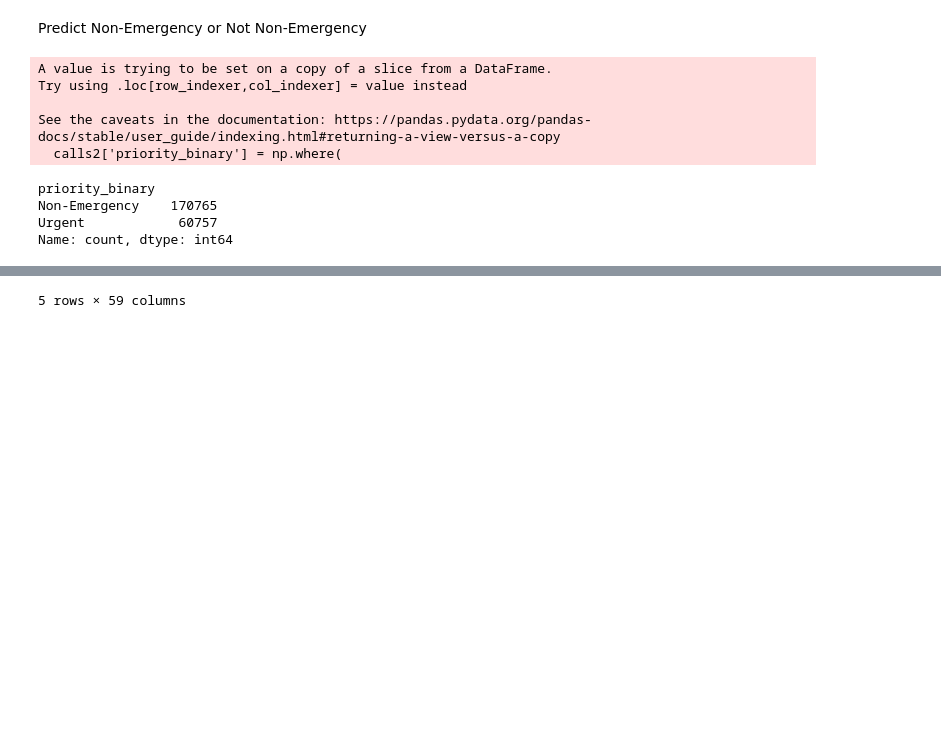
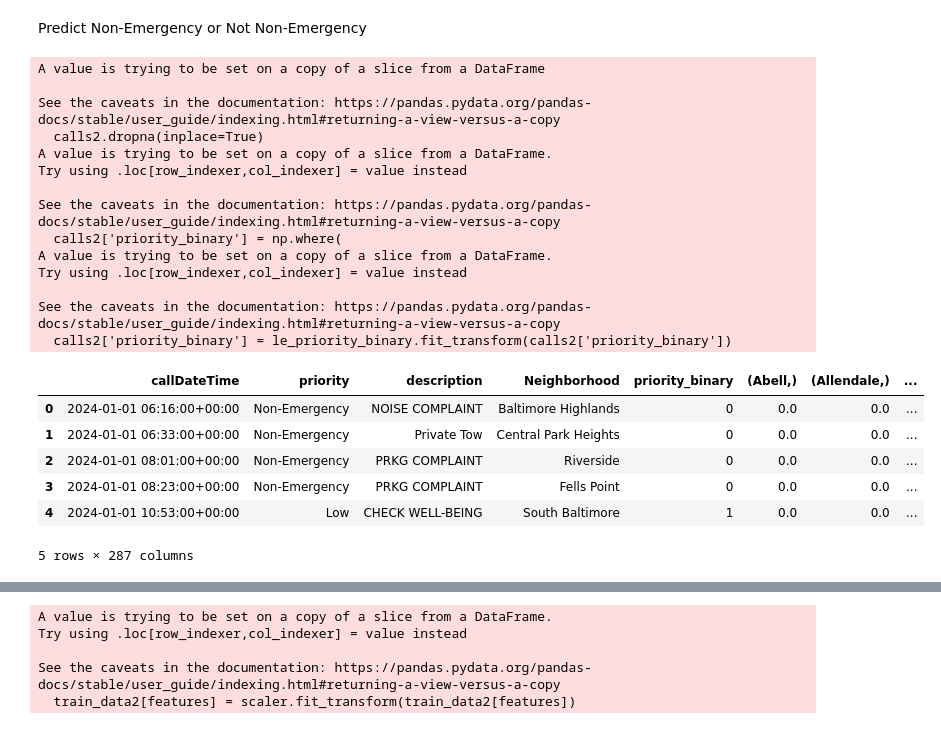
Before and after one commit to jmart305/ds4ph_term4_capstone, a Jupyter notebook: prediction_model.ipynb, the cells around one changed output, grey strips where cells are left out. Saved outputs shown, nothing was run; the diff lists cells and outputs as text; code cells hidden in the pictures; blank space fills up the shorter version.

Commit message:
add binary model

```diff
--- a/prediction_model.ipynb
+++ b/prediction_model.ipynb
@@ -340,42 +322,54 @@ Predict Non-Emergency or Not Non-Emergency
 # %%
 # Select relevant columns
 calls2 = calls_orig[['callDateTime', 'priority', 'description', 'Neighborhood']]
 calls2.dropna(inplace=True)
 
 # Encode categorical variables
 non_emergency_terms = ['Non-Emergency', 'Out of Service']
 
 calls2['priority_binary'] = np.where(
     calls2['priority'].isin(non_emergency_terms),
     'Non-Emergency',
     'Urgent'
 )
 
-print(calls2['priority_binary'].value_counts())
+le_priority_binary = LabelEncoder()
+calls2['priority_binary'] = le_priority_binary.fit_transform(calls2['priority_binary'])
 
-le_neighborhood = OneHotEncoder(sparse_output=False, drop = None)
-neighborhood_encoded = le_neighborhood.fit_transform(calls[['Neighborhood']])
-neighborhood_encoded = pd.DataFrame(neighborhood_encoded, columns=le_neighborhood.categories_, index=calls2.index)
+le_neighborhood2 = OneHotEncoder(sparse_output=False, drop = None)
+neighborhood_encoded2 = le_neighborhood2.fit_transform(calls2[['Neighborhood']])
+neighborhood_encoded2 = pd.DataFrame(neighborhood_encoded2, columns=le_neighborhood2.categories_, index=calls2.index)
 
 # Join back to calls dataframe
 calls2 = calls2.join(neighborhood_encoded)
-# calls = calls.join(descrip_encoded)
 
 # Convert callDateTime to Month, Day, time format
-calls2['callDateTime'] = pd.to_datetime(calls['callDateTime'], format="%Y/%m/%d %H:%M:%S%z")
-calls2["month"] = calls["callDateTime"].dt.month       # 1 (int)
-calls2["day"] = calls["callDateTime"].dt.day           # 1 (int)
-calls2["time"] = calls["callDateTime"].dt.strftime('%H%M%S').astype(int)
-calls2["day_of_week"] = calls["callDateTime"].dt.dayofweek
+calls2['callDateTime'] = pd.to_datetime(calls2['callDateTime'], format="%Y/%m/%d %H:%M:%S%z")
+calls2["month"] = calls2["callDateTime"].dt.month       # 1 (int)
+calls2["day"] = calls2["callDateTime"].dt.day           # 1 (int)
+calls2["time"] = calls2["callDateTime"].dt.strftime('%H%M%S').astype(int)
+calls2["day_of_week"] = calls2["callDateTime"].dt.dayofweek
 
 calls2.head(5)
 # %% [output]
+A value is trying to be set on a copy of a slice from a DataFrame
+
+See the caveats in the documentation: https://pandas.pydata.org/pandas-docs/stable/user_guide/indexing.html#returning-a-view-versus-a-copy
+  calls2.dropna(inplace=True)
 A value is trying to be set on a copy of a slice from a DataFrame.
 Try using .loc[row_indexer,col_indexer] = value instead
 
 See the caveats in the documentation: https://pandas.pydata.org/pandas-docs/stable/user_guide/indexing.html#returning-a-view-versus-a-copy
   calls2['priority_binary'] = np.where(
+A value is trying to be set on a copy of a slice from a DataFrame.
+Try using .loc[row_indexer,col_indexer] = value instead
+
+See the caveats in the documentation: https://pandas.pydata.org/pandas-docs/stable/user_guide/indexing.html#returning-a-view-versus-a-copy
+  calls2['priority_binary'] = le_priority_binary.fit_transform(calls2['priority_binary'])
+|  | callDateTime | priority | description | Neighborhood | priority_binary | (Abell,) | (Allendale,) | ... |
+| 0 | 2024-01-01 06:16:00+00:00 | Non-Emergency | NOISE COMPLAINT | Baltimore Highlands | 0 | 0.0 | 0.0 | ... |
+| 1 | 2024-01-01 06:33:00+00:00 | Non-Emergency | Private Tow | Central Park Heights | 0 | 0.0 | 0.0 | ... |
+| 2 | 2024-01-01 08:01:00+00:00 | Non-Emergency | PRKG COMPLAINT | Riverside | 0 | 0.0 | 0.0 | ... |
+| 3 | 2024-01-01 08:23:00+00:00 | Non-Emergency | PRKG COMPLAINT | Fells Point | 0 | 0.0 | 0.0 | ... |
+| 4 | 2024-01-01 10:53:00+00:00 | Low | CHECK WELL-BEING | South Baltimore | 1 | 0.0 | 0.0 | ... |
-priority_binary
-Non-Emergency    170765
-Urgent            60757
-Name: count, dtype: int64
+5 rows × 287 columns
@@ -388 +376,38 @@ Name: count, dtype: int64
-5 rows × 59 columns
+# %%
+n = calls2.shape[0]
+
+np.random.seed(151)
+# Split into Train/Test Fraction
+trainFraction = 0.6
+sample = np.random.uniform(size = n) < trainFraction
+train_data2 = calls2[sample]
+test_data2 = calls2[~sample]
+
+valFraction = 0.5
+valSample = np.random.uniform(size = test_data2.shape[0]) < valFraction
+val_data2 = test_data2[valSample]
+test_data2 = test_data2[~valSample]
+
+# Standardize Data
+features = ['month', 'day', 'time']
+scaler = StandardScaler()
+train_data2[features] = scaler.fit_transform(train_data2[features])
+test_data2[features] = scaler.transform(test_data2[features])
+val_data2[features] = scaler.transform(val_data2[features])
+
+# X Train/Test/Val
+pred_columns = calls2.columns[5:]
+X_train2 = torch.from_numpy(train_data2[pred_columns].values.astype(np.float32))
+X_test2 = torch.from_numpy(test_data2[pred_columns].values.astype(np.float32))
+X_val2 = torch.from_numpy(val_data2[pred_columns].values.astype(np.float32))
+
+# Y Train/Test/Val
+Y_train2 = torch.tensor(train_data2['priority_binary'].values, dtype=torch.long)
+Y_val2 = torch.tensor(val_data2['priority_binary'].values, dtype=torch.long)
+Y_test2 = test_data2['priority_binary'].values
+# %% [output]
+A value is trying to be set on a copy of a slice from a DataFrame.
+Try using .loc[row_indexer,col_indexer] = value instead
+
+See the caveats in the documentation: https://pandas.pydata.org/pandas-docs/stable/user_guide/indexing.html#returning-a-view-versus-a-copy
+  train_data2[features] = scaler.fit_transform(train_data2[features])
```
Also changed, not shown: parts of 8 cells of this notebook.
